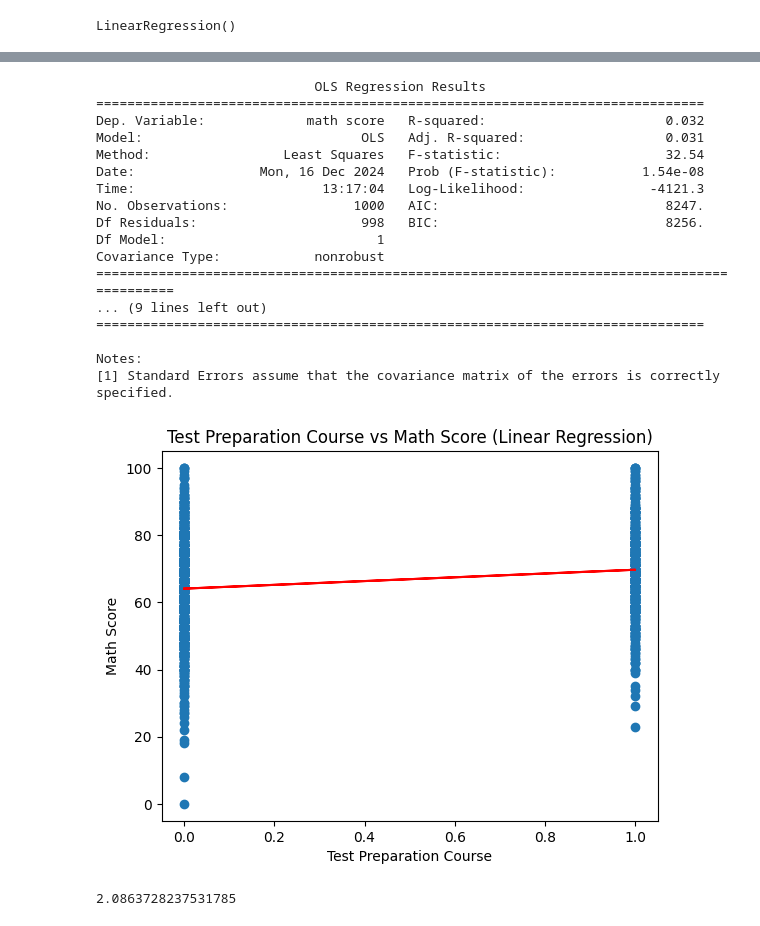
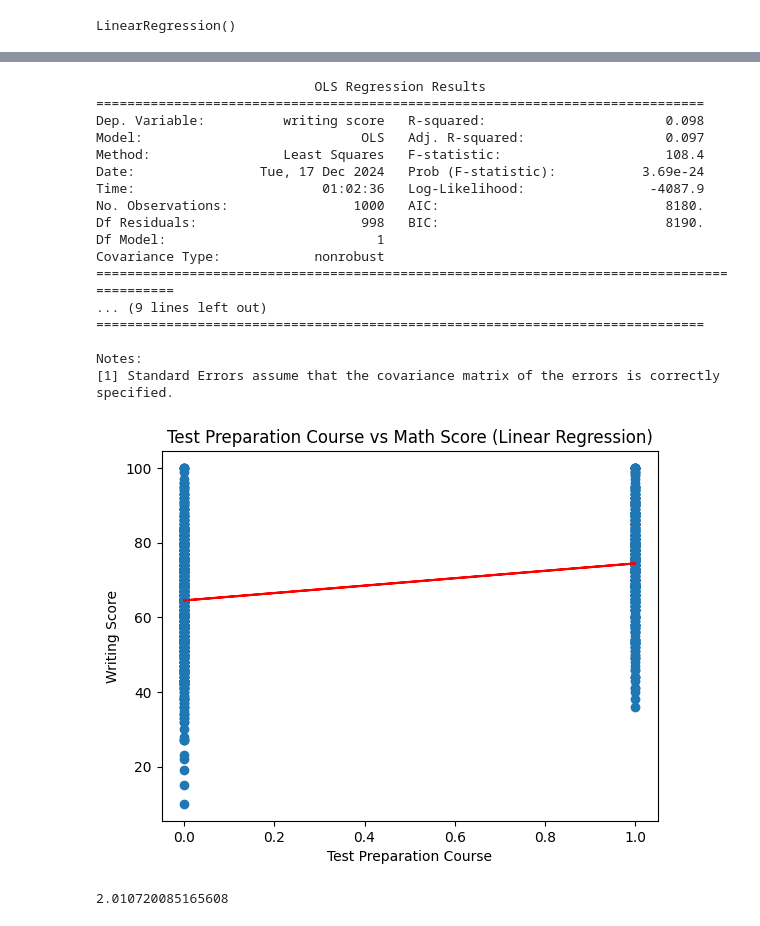
Before and after one commit to SHIELA4/BSIS2A_Felicitas-ShielaMaeB, a Jupyter notebook: StudPerformance1_EL02.ipynb, the cells around one changed output, grey strips where cells are left out. Saved outputs shown, nothing was run; the diff lists cells and outputs as text; code cells hidden in the pictures.

```diff
--- a/StudPerformance1_EL02.ipynb
+++ b/StudPerformance1_EL02.ipynb
@@ -49,7 +49,7 @@ y_pred = simple_model.predict(X_simple)
 df['test preparation course'] = df['test preparation course'].astype(str).map({'none': 0, 'completed': 1}).fillna(0).astype(int)
 # %%
 x = df[['test preparation course']] #independent variable
-y = df['math score'] #dependent variable
+y = df['writing score'] #dependent variable
 # %%
 model = LinearRegression()
 model.fit(x, y)
@@ -147,7 +147,7 @@ X = df[['test preparation course']]
 X = sm.add_constant(X)  # Add intercept
 
 # Assuming 'math score' is your dependent variable, adjust if necessary
-Y = df['math score']
+Y = df['writing score']
 
 # Now fit the model
 model = sm.OLS(Y, X).fit()  # Fit the model
@@ -156,13 +156,13 @@ print(model.summary())  # Displays regression results
 # %% [output]
                             OLS Regression Results
 ==============================================================================
-Dep. Variable:             math score   R-squared:                       0.032
-Model:                            OLS   Adj. R-squared:                  0.031
-Method:                 Least Squares   F-statistic:                     32.54
-Date:                Mon, 16 Dec 2024   Prob (F-statistic):           1.54e-08
-Time:                        13:17:04   Log-Likelihood:                -4121.3
-No. Observations:                1000   AIC:                             8247.
-Df Residuals:                     998   BIC:                             8256.
+Dep. Variable:          writing score   R-squared:                       0.098
+Model:                            OLS   Adj. R-squared:                  0.097
+Method:                 Least Squares   F-statistic:                     108.4
+Date:                Tue, 17 Dec 2024   Prob (F-statistic):           3.69e-24
+Time:                        01:02:36   Log-Likelihood:                -4087.9
+No. Observations:                1000   AIC:                             8180.
+Df Residuals:                     998   BIC:                             8190.
 Df Model:                           1
 Covariance Type:            nonrobust
 ===========================================================================================
@@ -174,18 +174,18 @@ Notes:
 # %%
 plt.scatter(X['test preparation course'], Y) # Select 'test preparation course' column from X
 plt.plot(X['test preparation course'], model.predict(X), color='red')  # Regression line
 plt.xlabel("Test Preparation Course") # Label for x-axis
-plt.ylabel("Math Score")  # Label for Y-axis
+plt.ylabel("Writing Score")  # Label for Y-axis
 plt.title("Test Preparation Course vs Math Score (Linear Regression)")
 plt.show()
 # %% [output]
-[figure, old version]
+[figure, new version]
 # %%
 from statsmodels.stats.stattools import durbin_watson
 dw = durbin_watson(model.resid)
 print(dw)
 # %% [output]
-2.0863728237531785
+2.010720085165608
 # %%
 plt.scatter(model.fittedvalues, model.resid)
 plt.xlabel("Fitted Values")
```
Also changed, not shown: parts of 12 cells of this notebook.
